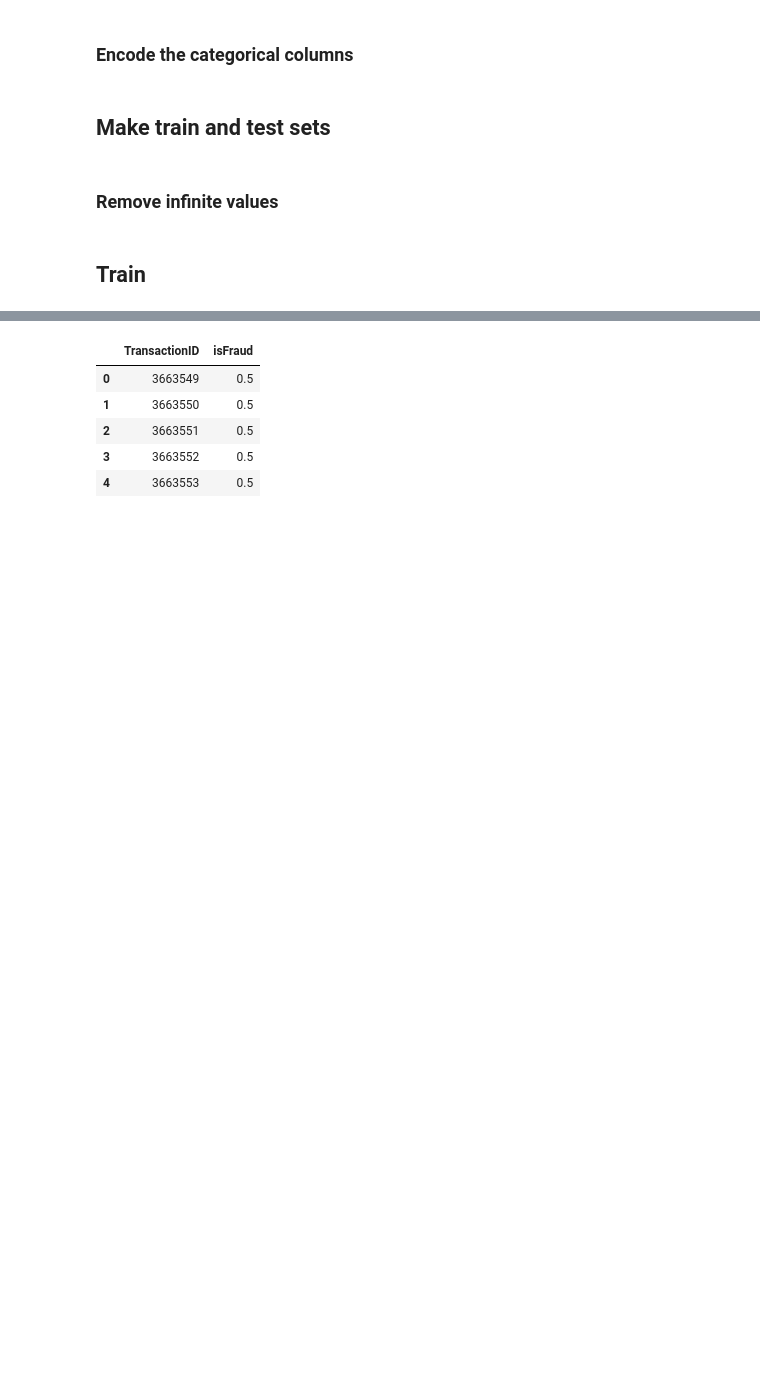
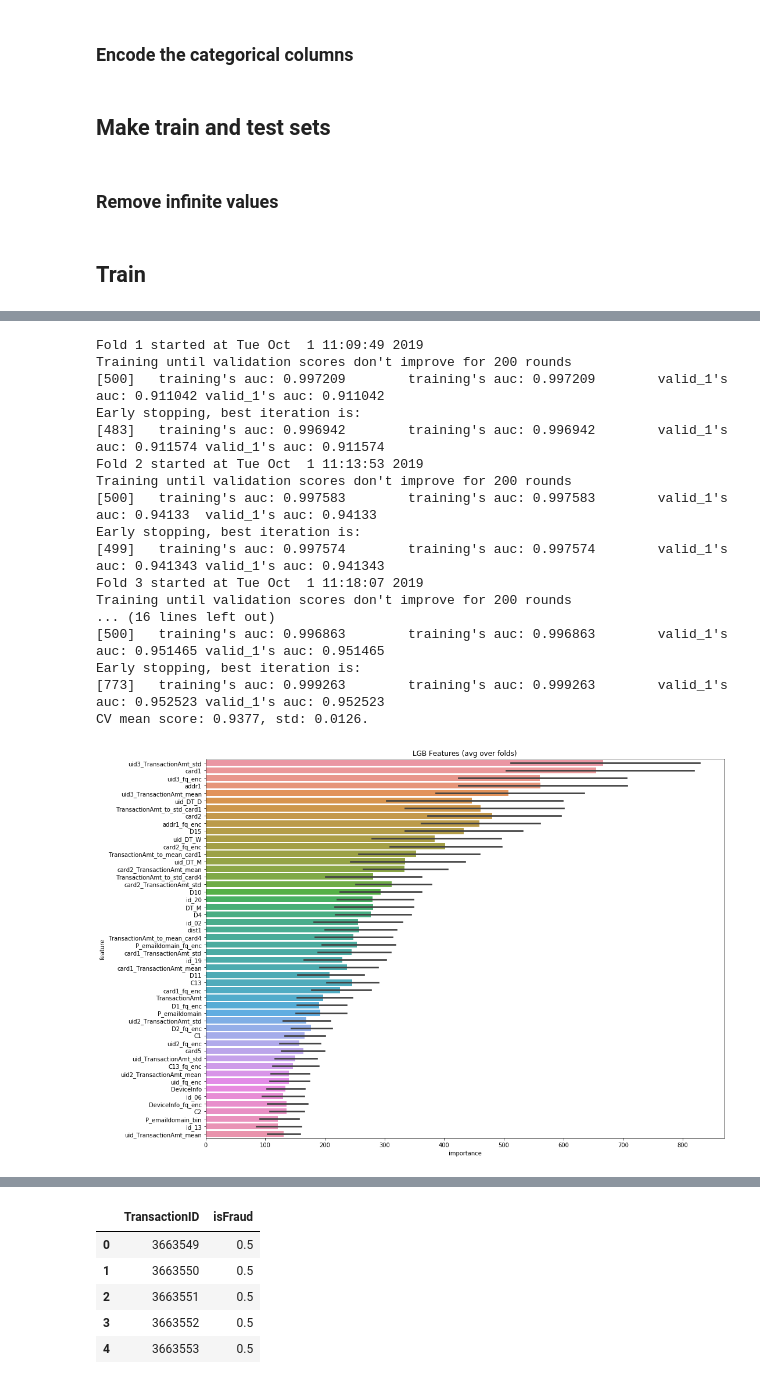
Before and after one commit to Noixas/Fraud-Detection-Kaggle, a Jupyter notebook: Code/fraud_detection_kernel_with_additional_FE.ipynb, the cells around one changed output, grey strips where cells are left out. Cells and saved outputs as stored; diff of their text form; code cells hidden in the pictures; blank space fills up the shorter version.

```diff
--- a/Code/fraud_detection_kernel_with_additional_FE.ipynb
+++ b/Code/fraud_detection_kernel_with_additional_FE.ipynb
@@ -729,3 +812,42 @@ folds = KFold(n_splits=5)
+# %%
+#Group kfold as only change after the one below (NaN -> 999)
+params = {'num_leaves': 256,
+          'min_child_samples': 79,
+          'objective': 'binary',
+          'max_depth': 13, # Depth of the tree
+          'learning_rate': 0.03,
+          "boosting_type": "gbdt", # traditional Gradient Boosting Decision Tree
+          "subsample_freq": 3,
+          "subsample": 0.9,
+          "bagging_seed": 11,
+          "metric": 'auc',
+          "verbosity": -1,
+          'reg_alpha': 0.3,
+          'reg_lambda': 0.3,
+          'colsample_bytree': 0.9,
+          #'categorical_feature': cat_cols
+         }
+result_dict_lgb = train_model_classification(X=X, X_test=X_test, y=y, params=params, folds=folds, model_type='lgb', eval_metric='auc', plot_feature_importance=True,
+                                                      verbose=500, early_stopping_rounds=200, n_estimators=5000, averaging='usual', n_jobs=-1,groups =split_groups)
+# %% [output]
+Fold 1 started at Tue Oct  1 11:09:49 2019
+Training until validation scores don't improve for 200 rounds
+[500]   training's auc: 0.997209        training's auc: 0.997209        valid_1's auc: 0.911042 valid_1's auc: 0.911042
+Early stopping, best iteration is:
+[483]   training's auc: 0.996942        training's auc: 0.996942        valid_1's auc: 0.911574 valid_1's auc: 0.911574
+Fold 2 started at Tue Oct  1 11:13:53 2019
+Training until validation scores don't improve for 200 rounds
+[500]   training's auc: 0.997583        training's auc: 0.997583        valid_1's auc: 0.94133  valid_1's auc: 0.94133
+Early stopping, best iteration is:
+[499]   training's auc: 0.997574        training's auc: 0.997574        valid_1's auc: 0.941343 valid_1's auc: 0.941343
+Fold 3 started at Tue Oct  1 11:18:07 2019
+Training until validation scores don't improve for 200 rounds
+... (16 lines left out)
+[500]   training's auc: 0.996863        training's auc: 0.996863        valid_1's auc: 0.951465 valid_1's auc: 0.951465
+Early stopping, best iteration is:
+[773]   training's auc: 0.999263        training's auc: 0.999263        valid_1's auc: 0.952523 valid_1's auc: 0.952523
+CV mean score: 0.9377, std: 0.0126.
+[figure, added]
 # %%
 params = {'num_leaves': 256,
           'min_child_samples': 79,
```
Also changed, not shown: parts of 16 cells of this notebook, 4 other files.
